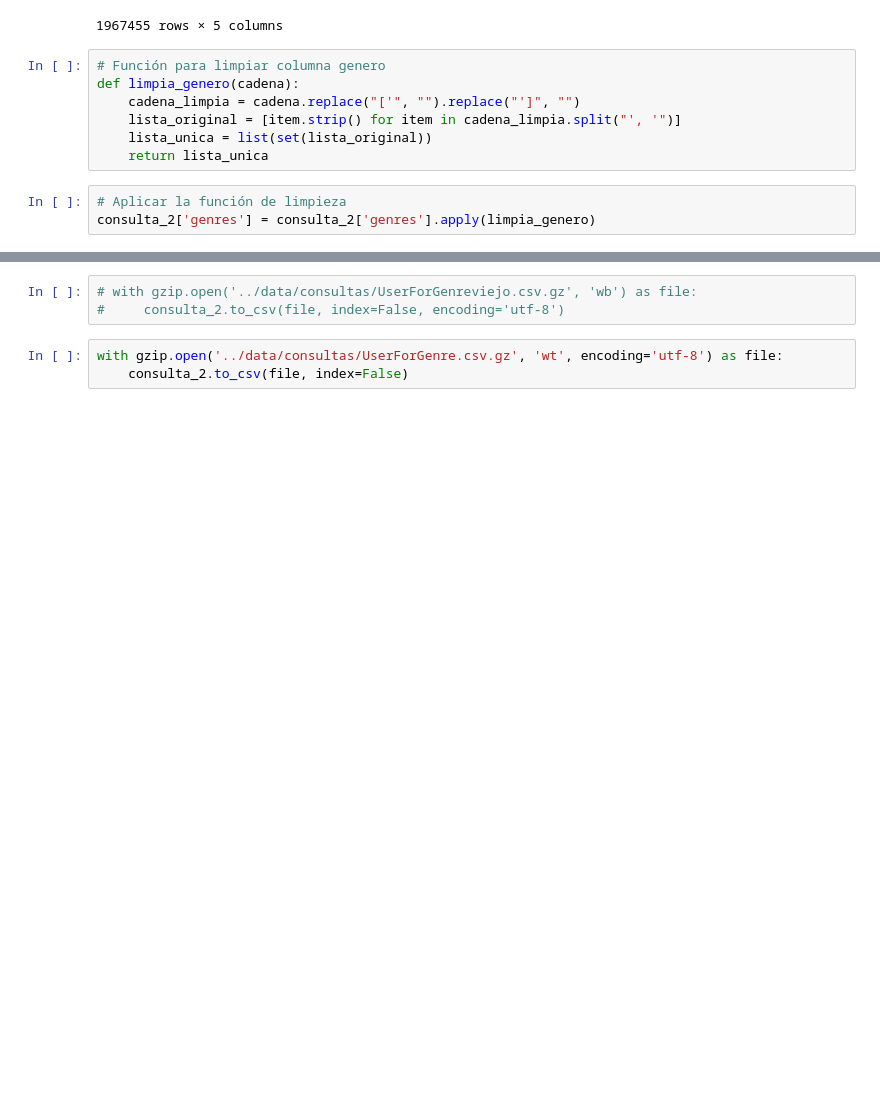
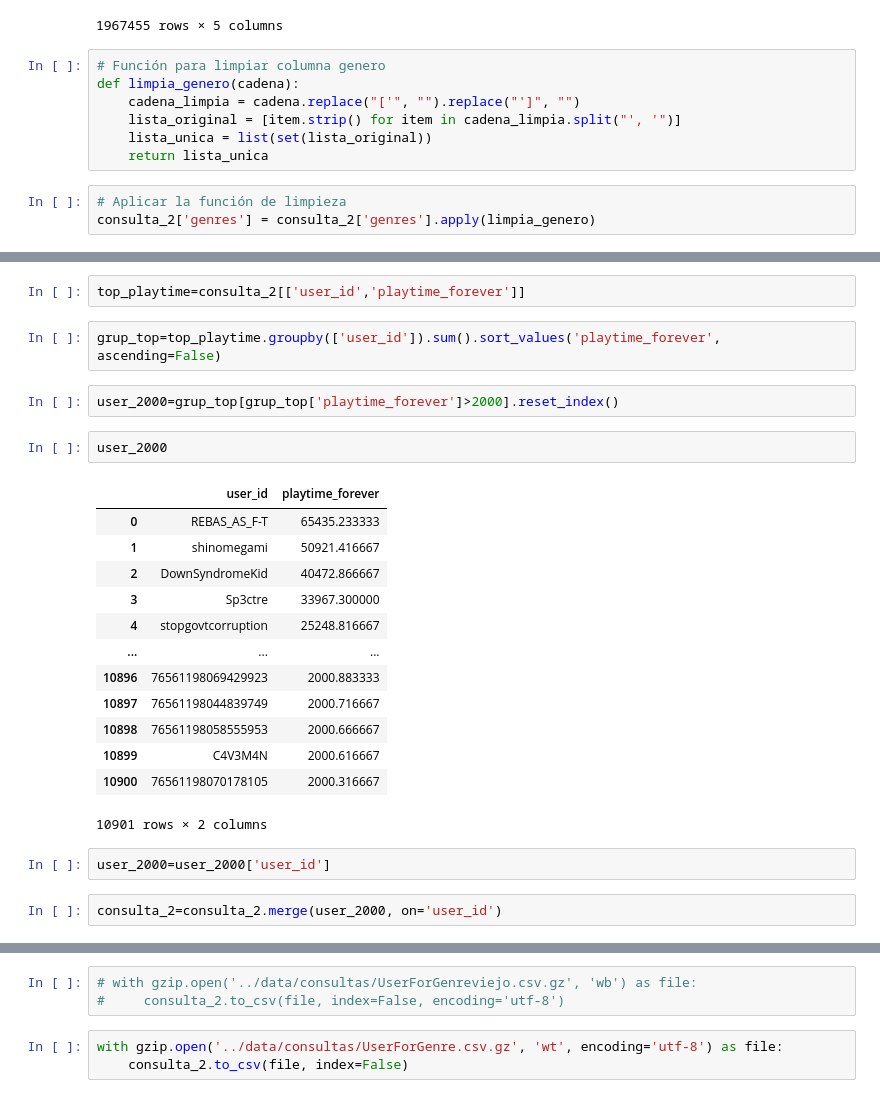
Before and after one commit to MarceloOrtizz/Proyecto_MLOps_Steam, a Jupyter notebook: etl_eda/ETL_consultas.ipynb, the cells around one changed output, grey strips where cells are left out. Cells and saved outputs as stored; diff of their text form; blank space fills up the shorter version.

```diff
--- a/etl_eda/ETL_consultas.ipynb
+++ b/etl_eda/ETL_consultas.ipynb
@@ -224,0 +229,26 @@ consulta_2
+# %%
+top_playtime=consulta_2[['user_id','playtime_forever']]
+# %%
+grup_top=top_playtime.groupby(['user_id']).sum().sort_values('playtime_forever', ascending=False)
+# %%
+user_2000=grup_top[grup_top['playtime_forever']>2000].reset_index()
+# %%
+user_2000
+# %% [output]
+|  | user_id | playtime_forever |
+| 0 | REBAS_AS_F-T | 65435.233333 |
+| 1 | shinomegami | 50921.416667 |
+| 2 | DownSyndromeKid | 40472.866667 |
+| 3 | Sp3ctre | 33967.300000 |
+| 4 | stopgovtcorruption | 25248.816667 |
+| ... | ... | ... |
+| 10896 | 76561198069429923 | 2000.883333 |
+| 10897 | 76561198044839749 | 2000.716667 |
+| 10898 | 76561198058555953 | 2000.666667 |
+| 10899 | C4V3M4N | 2000.616667 |
+| 10900 | 76561198070178105 | 2000.316667 |
+10901 rows × 2 columns
+# %%
+user_2000=user_2000['user_id']
+# %%
+consulta_2=consulta_2.merge(user_2000, on='user_id')
```
Also changed, not shown: parts of 7 cells of this notebook.
